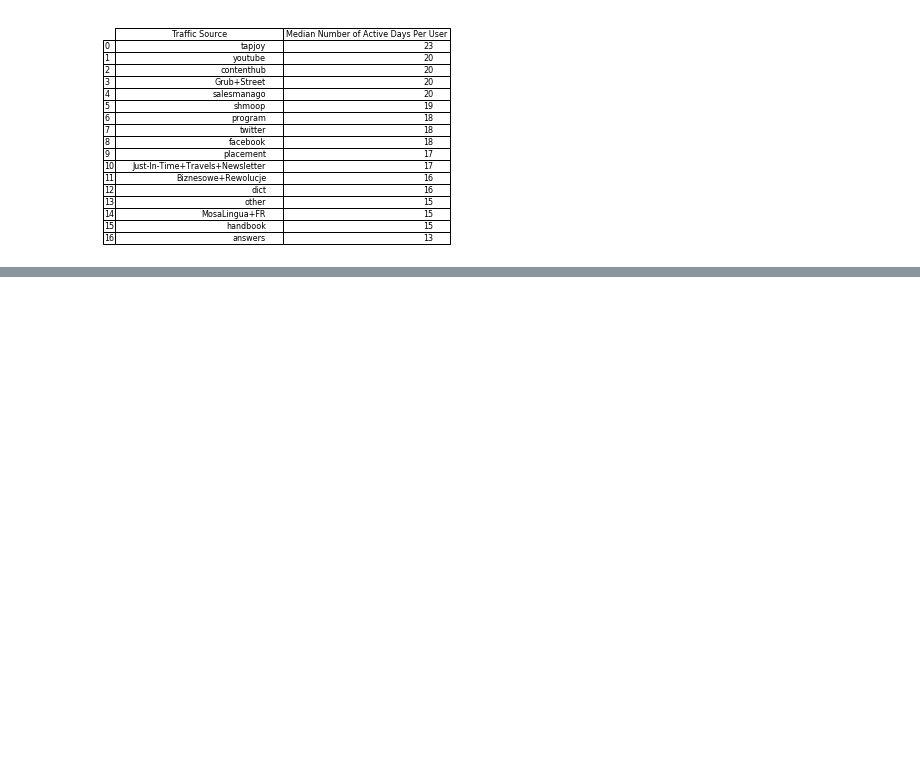
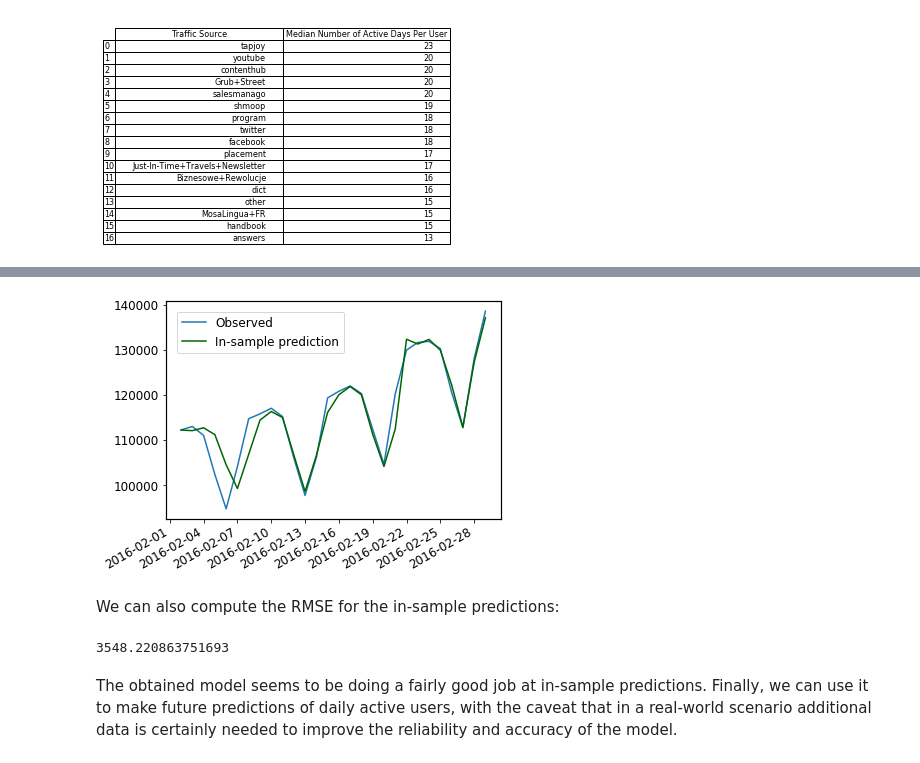
Before and after one commit to rmondini/product-analytics, a Jupyter notebook: Product_Analytics.ipynb, the cells around one changed output, grey strips where cells are left out. Drawn from its saved outputs; the diff is of its cells as text; code cells hidden in the pictures; blank space fills up the shorter version.

```diff
--- a/Product_Analytics.ipynb
+++ b/Product_Analytics.ipynb
@@ -614,0 +769,35 @@ plt.savefig('./plots/MADPU_Table.png', bbox_inches='tight', dpi=300)
+# %%
+# create series of in-sample predictions
+DAU_in_sample_preds = pd.Series(sarima_model_total_DAU.predict_in_sample()[1:], index=DAU_tsa_df[['total_DAU']][1:].index)
+# %%
+# plot
+fig, ax = plt.subplots()
+
+ax.plot(DAU_tsa_df[['total_DAU']][1:], label='Observed')
+ax.plot(DAU_in_sample_preds, color='darkgreen', label='In-sample prediction')
+
+ax.legend(fontsize=12,bbox_to_anchor=(0.55,0.98))
+plt.setp(ax.get_xticklabels(), rotation=30, ha="right")
+ax.get_xaxis().set_major_locator(mdates.DayLocator(interval=3))
+
+for axis in ['top','bottom','left','right']:
+    ax.spines[axis].set_linewidth(1.2)
+
+for tick in ax.xaxis.get_major_ticks():
+    tick.label.set_fontsize(12)
+
+for tick in ax.yaxis.get_major_ticks():
+    tick.label.set_fontsize(12)
+
+plt.show()
+# %% [output]
+[figure, added]
+# %% [markdown]
+We can also compute the RMSE for the in-sample predictions:
+# %%
+# RMSE
+np.sqrt(np.mean((DAU_tsa_df['total_DAU'][1:]-DAU_in_sample_preds)**2))
+# %% [output]
+3548.220863751693
+# %% [markdown]
+The obtained model seems to be doing a fairly good job at in-sample predictions. Finally, we can use it to make future predictions of daily active users, with the caveat that in a real-world scenario additional data is certainly needed to improve the reliability and accuracy of the model.
```
Also changed, not shown: parts of 48 cells of this notebook, 3 other files.
